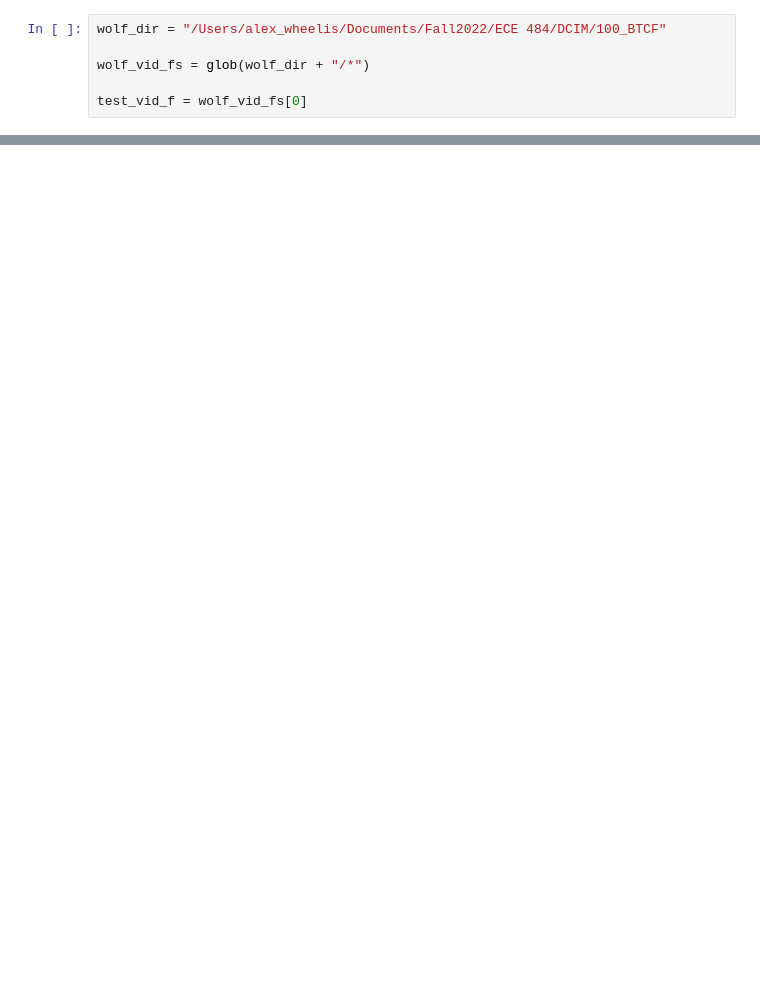
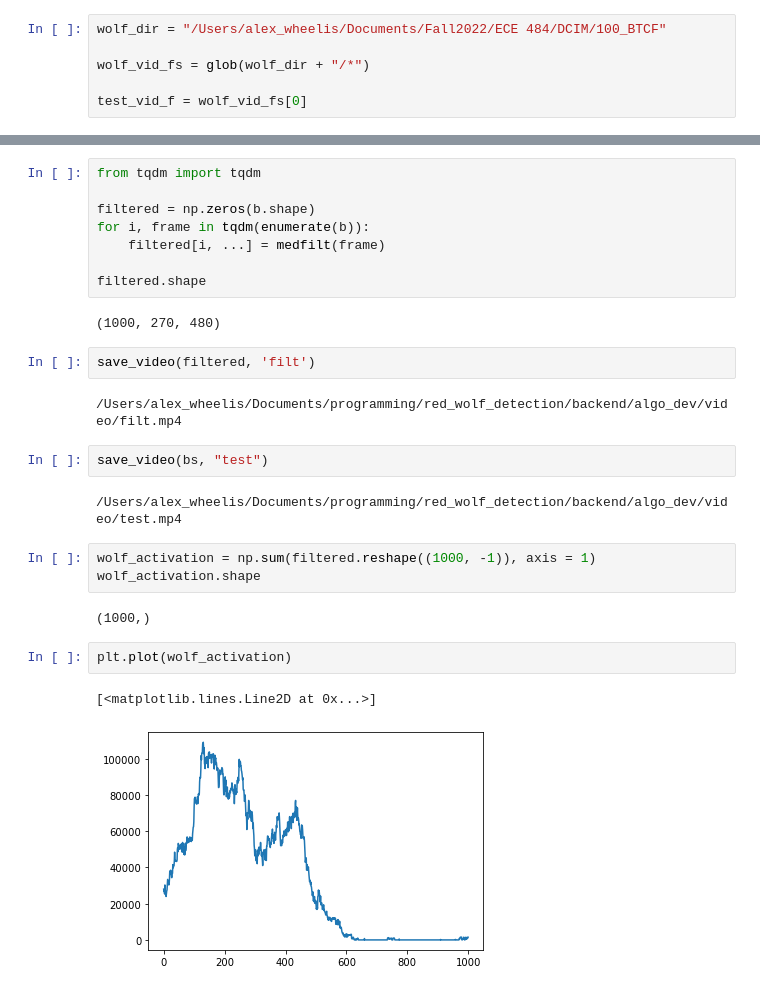
Before and after one commit to awheelis/red_wolf_detection, a Jupyter notebook: backend/algo_dev/frame_filter.ipynb, the cells around one changed output, grey strips where cells are left out. Cells and saved outputs as stored; diff of their text form; blank space fills up the shorter version.

```diff
--- a/backend/algo_dev/frame_filter.ipynb
+++ b/backend/algo_dev/frame_filter.ipynb
@@ -30,0 +47,28 @@ wolf_test_vid.decreased_res_array.shape
+# %%
+from tqdm import tqdm
+
+filtered = np.zeros(b.shape)
+for i, frame in tqdm(enumerate(b)):
+    filtered[i, ...] = medfilt(frame)
+
+filtered.shape
+# %% [output]
+(1000, 270, 480)
+# %%
+save_video(filtered, 'filt')
+# %% [output]
+/Users/alex_wheelis/Documents/programming/red_wolf_detection/backend/algo_dev/video/filt.mp4
+# %%
+save_video(bs, "test")
+# %% [output]
+/Users/alex_wheelis/Documents/programming/red_wolf_detection/backend/algo_dev/video/test.mp4
+# %%
+wolf_activation = np.sum(filtered.reshape((1000, -1)), axis = 1)
+wolf_activation.shape
+# %% [output]
+(1000,)
+# %%
+plt.plot(wolf_activation)
+# %% [output]
+[<matplotlib.lines.Line2D at 0x...>]
+[figure, added]
```
Also changed, not shown: parts of 11 cells of this notebook, 1 other file.
